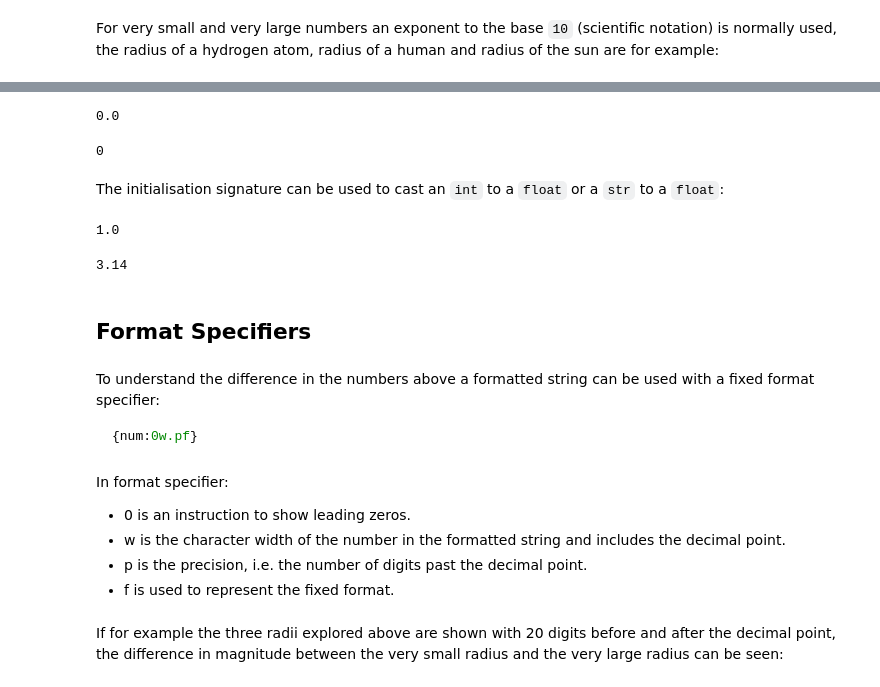
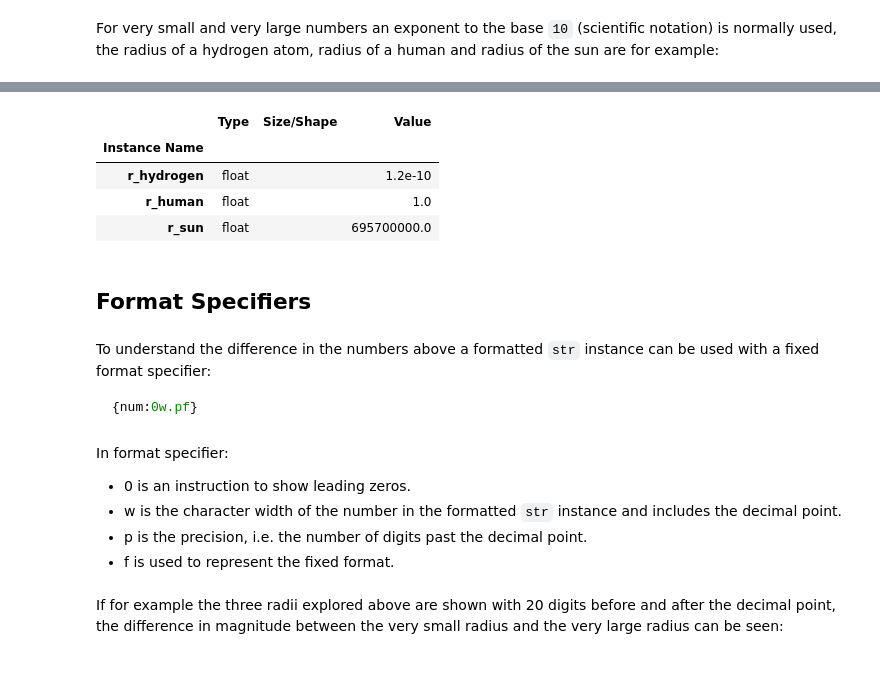
Before and after one commit to PhilipYip1988/python-notebooks, a Jupyter notebook: builtins_module_float/notebook.ipynb, the cells around one changed output, grey strips where cells are left out. Cells and saved outputs as stored; diff of their text form; code cells hidden in the pictures.

````diff
--- a/builtins_module_float/notebook.ipynb
+++ b/builtins_module_float/notebook.ipynb
@@ -62,25 +64,15 @@
-# %%
-float()
-# %% [output]
-0.0
-# %%
-0
-# %% [output]
-0
-# %% [markdown]
-The initialisation signature can be used to cast an ```int``` to a ```float``` or a ```str``` to a ```float```:
-# %%
-float(1)
-# %% [output]
-1.0
-# %%
-float('3.14')
-# %% [output]
-3.14
+# %%
+variables()
+# %% [output]
+|  | Type | Size/Shape | Value |
+| Instance Name |  |  |  |
+| r_hydrogen | float |  | 1.2e-10 |
+| r_human | float |  | 1.0 |
+| r_sun | float |  | 695700000.0 |
 # %% [markdown]
 ## Format Specifiers
 # %% [markdown]
-To understand the difference in the numbers above a formatted string can be used with a fixed format specifier:
+To understand the difference in the numbers above a formatted ```str``` instance can be used with a fixed format specifier:
 
 ```python
 {num:0w.pf}
@@ -88,7 +80,7 @@ To understand the difference in the numbers above a formatted string can be used
 # %% [markdown]
 In format specifier:
 * 0 is an instruction to show leading zeros.
-* w is the character width of the number in the formatted string and includes the decimal point.
+* w is the character width of the number in the formatted ```str``` instance and includes the decimal point.
 * p is the precision, i.e. the number of digits past the decimal point.
 * f is used to represent the fixed format.
 # %% [markdown]
````
Also changed, not shown: parts of 78 cells of this notebook, 4 other files.
